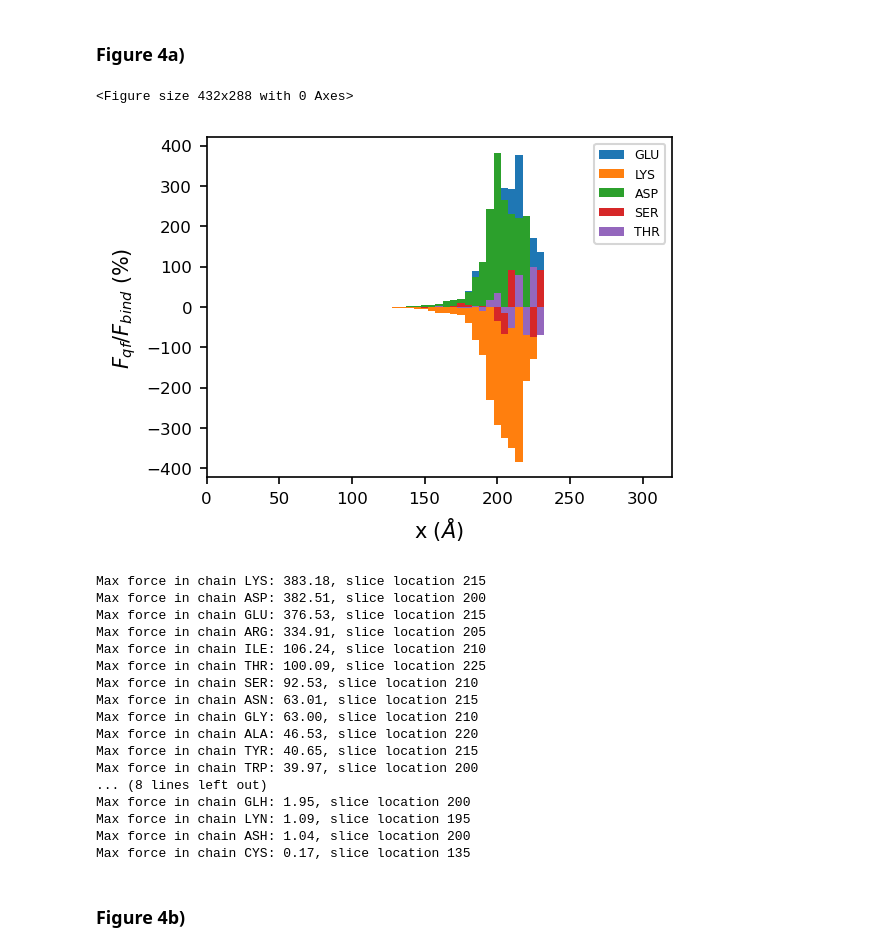
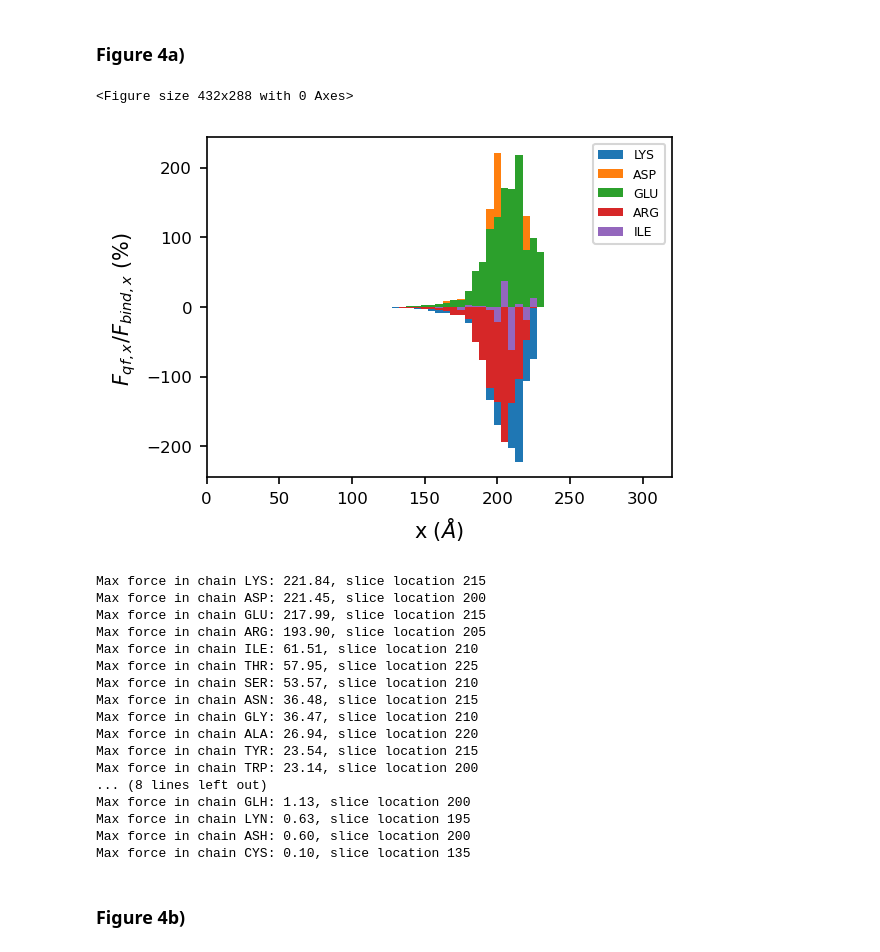
Before and after one commit to iaddison-smith/plots_afmtip, a Jupyter notebook: Forcesqf_afmtip.ipynb, the cells around one changed output. Drawn from its saved outputs; the diff is of its cells as text; code cells hidden in the pictures.

```diff
--- a/Forcesqf_afmtip.ipynb
+++ b/Forcesqf_afmtip.ipynb
@@ -134,6 +141,7 @@ def get_qnet_planes(x_min,x_max, h,  q, types, position, amino_acid_name):
 ### Read dphir.txt files from Pygbe
 # %%
 folder='zika_afm\\sysBunchAnalysisConesLSalt20mM\\zatsc' #Folder containing dphir.txt files
+case = 'cone_20_mM' #sphere, cone, cone_40_mM, cone_20_mM
 dphi_386c = numpy.loadtxt(folder+'386/dphir.txt')   # d=0.2nm
 #dphi_390c = numpy.loadtxt(folder+'390/dphir.txt')   # d=0.6nm
 #dphi_394c = numpy.loadtxt(folder+'394/dphir.txt')   # d=1.0nm
@@ -147,6 +155,20 @@ position, q, amino_acid_name, amino_acid_number, atom_name, chain = readpqr('zik
 delta_dphi_386_local = dphi_386c - dphi_1384c #Calculate interaction potential
 fqf_386, fqf_mag_386, Fqf_386, Fqf_mag_386 = compute_force(delta_dphi_386_local, q)
 
+# Binding force magnitude, Select the corresponding case!!!!!!!!!!!!!!!!!!!
+if case == 'sphere':
+    f_tot_mag_386 = numpy.sqrt((-2.1197685475579964)**2+(0.36092747252832624)**2+(0.00760169067022572)**2) #Sphere
+    top_aa = ['GLU','LYS','ASP','SER','THR']
+elif case == 'cone':
+    f_tot_mag_386 = numpy.sqrt((-2.218853305353352123)**2+(2.968578948845190801e-01)**2+(-3.644038752826838506e-02)**2) #Cone
+    top_aa = ['GLU','ASP','LYS','THR','SER']
+elif case == 'cone_40_mM':
+    f_tot_mag_386 = numpy.sqrt((-3.594757604969431419)**2+(8.692406834832719364e-02)**2+(-3.006900128187715501e-02)**2) #Cone 40 mM
+    top_aa = ['LYS','GLU','ASP','ARG','THR']
+elif case == 'cone_20_mM':
+    f_tot_mag_386 = numpy.sqrt((-3.661415682242961545)**2+(-2.450613861796472615e-01)**2+(1.699086204800153155e-01)**2) #Cone 20 mM
+    top_aa = ['LYS','ASP','GLU','ARG','ILE']
+
 # Identify aminoacids in .pqr file
 types = []
 for j in range(amino_acid_name.shape[0]):
@@ -262,50 +286,51 @@ Plane x = 210
 # %%
 # identify amino acids names or chains
 h= 5
-planes, f_porcent_chain,f_porcent_chain_mag = get_f_porcent_planes(-285,235,h,fqf_386,types,position,amino_acid_name)
+planes, f_porcent_chain,f_porcent_chain_mag = get_f_porcent_planes(-285,235,h,fqf_386,types,position,amino_acid_name,case)
+
 
 plt.clf()
 plt.figure(figsize=(4,3),dpi=150)
 # Minus sign in forces to follow the convention of the paper
-plt.bar(planes, f_porcent_chain_mag['GLU'],width=h,label='GLU')
-plt.bar(planes, f_porcent_chain_mag['LYS'],width=h,label='LYS')
-plt.bar(planes, f_porcent_chain_mag['ASP'],width=h,label='ASP')
-plt.bar(planes, f_porcent_chain_mag['SER'],width=h,label='SER')
-plt.bar(planes, f_porcent_chain_mag['THR'],width=h,label='THR')
+plt.bar(planes, f_porcent_chain_mag[top_aa[0]],width=h,label=top_aa[0])
+plt.bar(planes, f_porcent_chain_mag[top_aa[1]],width=h,label=top_aa[1])
+plt.bar(planes, f_porcent_chain_mag[top_aa[2]],width=h,label=top_aa[2])
+plt.bar(planes, f_porcent_chain_mag[top_aa[3]],width=h,label=top_aa[3])
+plt.bar(planes, f_porcent_chain_mag[top_aa[4]],width=h,label=top_aa[4])
 plt.legend(prop={'size': 6})
-plt.xlabel('x $(\AA)$'); plt.ylabel(r'$F_{qf}/F_{bind}$ (%) ')
+plt.xlabel('x $(\AA)$'); plt.ylabel(r'$F_{qf,x}/F_{bind,x}$ (%) ')
 plt.xlim([0,320]); plt.xticks(numpy.arange(0,350,50))
-plt.savefig('plots\\forces_qf_condelta_bar_{0}_4a.pdf'.format(str(h)), format='pdf',dpi=300,bbox_inches='tight')
+plt.savefig('plots\\forces_qf_condelta_bar_{0}_4a_{1}.pdf'.format(str(h),case), format='pdf',dpi=300,bbox_inches='tight')
 plt.show()
 
 # Verification of the most important amino acids by force magnitude
 f_porcent_chain_mag_sorted = sorted(f_porcent_chain_mag.items(), key=lambda x: max(abs(x[1])), reverse=True)
 planes_fmax = []
 aminoacid_fmax = []
 for chain, forces in f_porcent_chain_mag_sorted:
     print('Max force in chain %s: %.2f, slice location %.1d' %(chain,max(abs(forces)),planes[numpy.argmax(abs(forces))]))
-    planes_fmax.append(planes[numpy.argmax(forces)])
+    planes_fmax.append(planes[numpy.argmax(abs(forces))])
     aminoacid_fmax.append(chain)
 # %% [output]
 <Figure size 432x288 with 0 Axes>
-[figure, old version]
+[figure, new version]
-Max force in chain LYS: 383.18, slice location 215
-Max force in chain ASP: 382.51, slice location 200
-Max force in chain GLU: 376.53, slice location 215
-Max force in chain ARG: 334.91, slice location 205
-Max force in chain ILE: 106.24, slice location 210
-Max force in chain THR: 100.09, slice location 225
-Max force in chain SER: 92.53, slice location 210
-Max force in chain ASN: 63.01, slice location 215
-Max force in chain GLY: 63.00, slice location 210
-Max force in chain ALA: 46.53, slice location 220
-Max force in chain TYR: 40.65, slice location 215
-Max force in chain TRP: 39.97, slice location 200
+Max force in chain LYS: 221.84, slice location 215
+Max force in chain ASP: 221.45, slice location 200
+Max force in chain GLU: 217.99, slice location 215
+Max force in chain ARG: 193.90, slice location 205
+Max force in chain ILE: 61.51, slice location 210
+Max force in chain THR: 57.95, slice location 225
+Max force in chain SER: 53.57, slice location 210
+Max force in chain ASN: 36.48, slice location 215
+Max force in chain GLY: 36.47, slice location 210
+Max force in chain ALA: 26.94, slice location 220
+Max force in chain TYR: 23.54, slice location 215
+Max force in chain TRP: 23.14, slice location 200
 ... (8 lines left out)
-Max force in chain GLH: 1.95, slice location 200
-Max force in chain LYN: 1.09, slice location 195
-Max force in chain ASH: 1.04, slice location 200
-Max force in chain CYS: 0.17, slice location 135
+Max force in chain GLH: 1.13, slice location 200
+Max force in chain LYN: 0.63, slice location 195
+Max force in chain ASH: 0.60, slice location 200
+Max force in chain CYS: 0.10, slice location 135
 # %% [markdown]
 ### Figure 4b)
 # %%
```
Also changed, not shown: parts of 7 cells of this notebook, 1 other file.
